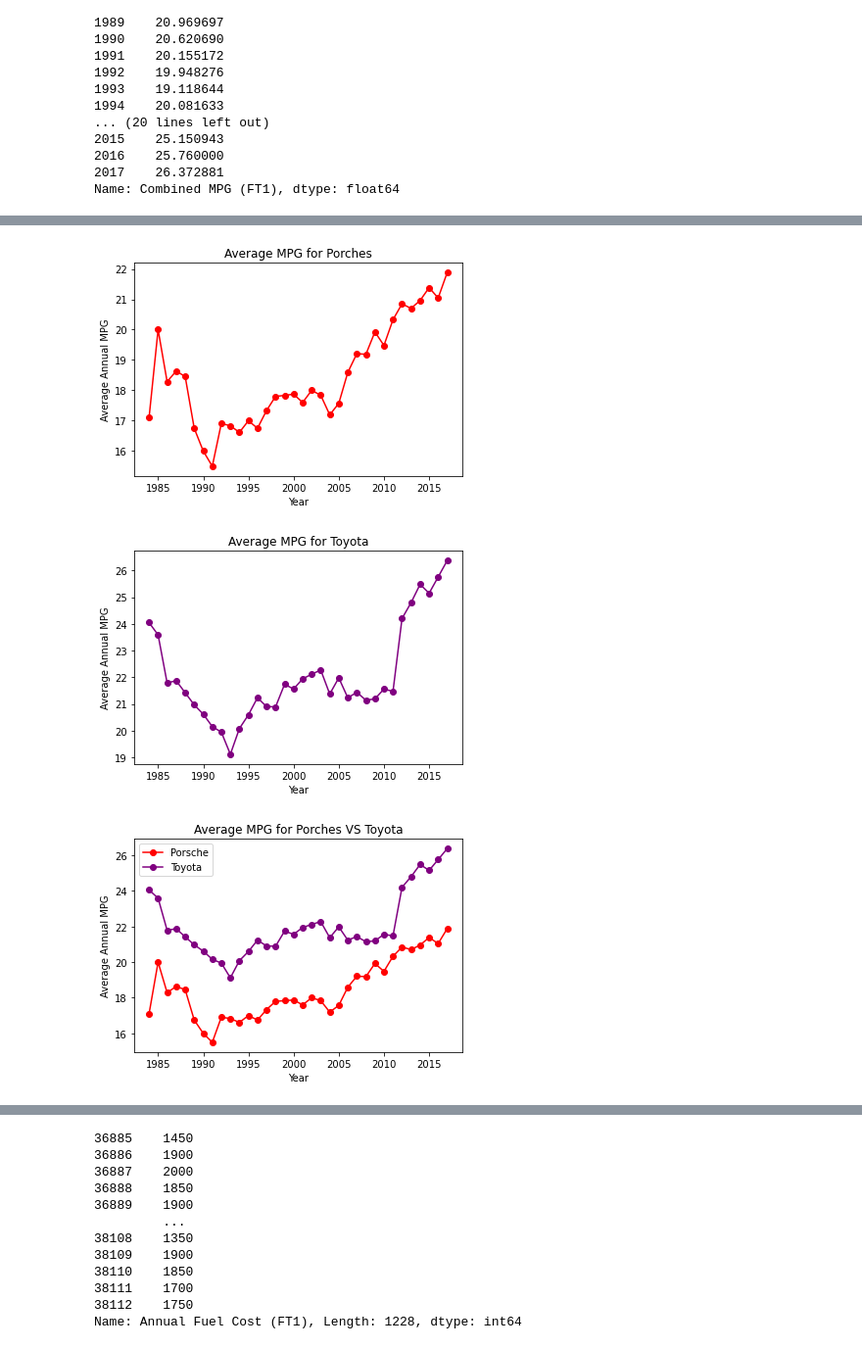
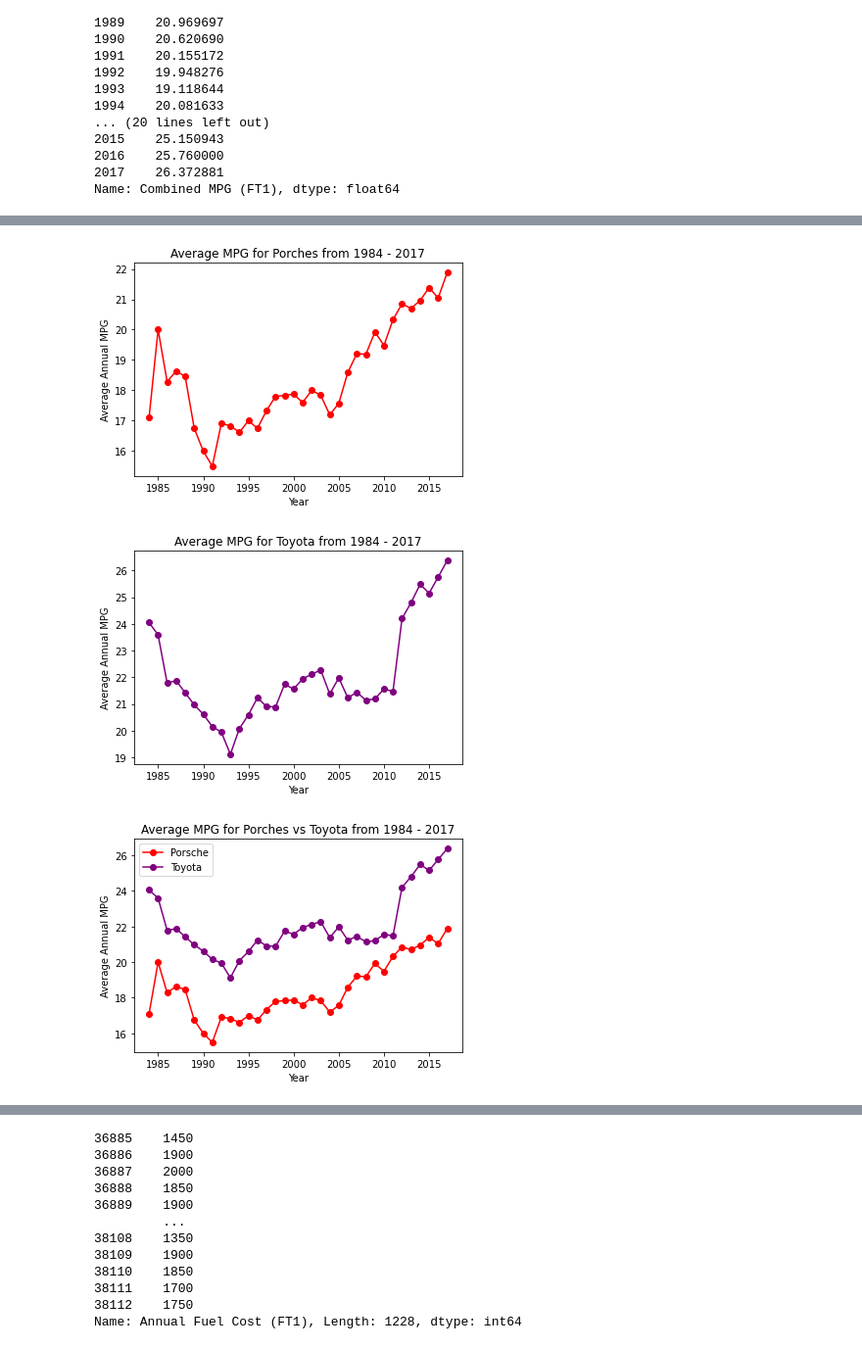
Before and after one commit to geraldwattsthethird/Fuel-Cost-Analysis, a Jupyter notebook: Fuel_Cost.ipynb, the cells around one changed output, grey strips where cells are left out. Shown: that part at 98% size. Saved outputs shown, nothing was run; the diff lists cells and outputs as text; code cells hidden in the pictures.

```diff
--- a/Fuel_Cost.ipynb
+++ b/Fuel_Cost.ipynb
@@ -212,25 +212,25 @@ plt.show()
 # %%
 plt.plot(years, por_mpg, marker='o', color='Red')
 
 # Label
 plt.xlabel("Year")
 plt.ylabel("Average Annual MPG")
-plt.title("Average MPG for Porches")
+plt.title("Average MPG for Porches from 1984 - 2017")
 
 plt.savefig("../Fuel-Cost-Analysis/Analysis/Average MPG for Porches.png")
 # %% [output]
-[figure, old version]
+[figure, new version]
 # %%
 plt.plot(years, toy_mpg, marker='o', color='Purple')
 
 # Labels
 plt.xlabel("Year")
 plt.ylabel("Average Annual MPG")
-plt.title("Average MPG for Toyota")
+plt.title("Average MPG for Toyota from 1984 - 2017")
 
 plt.savefig("../Fuel-Cost-Analysis/Analysis/Average MPG for Toyota.png")
 # %% [output]
-[figure, old version]
+[figure, new version]
 # %%
 plt.plot(years, por_mpg, marker='o', color='Red')
 plt.plot(years, toy_mpg, marker='o', color='Purple')
@@ -242,13 +242,13 @@ plt.legend(handles=[por_plot, toy_plot], loc="best")
 # Labels
 plt.xlabel("Year")
 plt.ylabel("Average Annual MPG")
-plt.title("Average MPG for Porches VS Toyota")
+plt.title("Average MPG for Porches vs Toyota from 1984 - 2017")
 
 plt.savefig("../Fuel-Cost-Analysis/Analysis/Average MPG for Porches VS Toyota.png")
 
 plt.show()
 # %% [output]
-[figure, old version]
+[figure, new version]
 # %%
 cleaned_data2 = fuel_cost.loc[fuel_cost['Year'] == 2017]
 cleaned_data2
```
Also changed, not shown: parts of 14 cells of this notebook, 17 other files.
